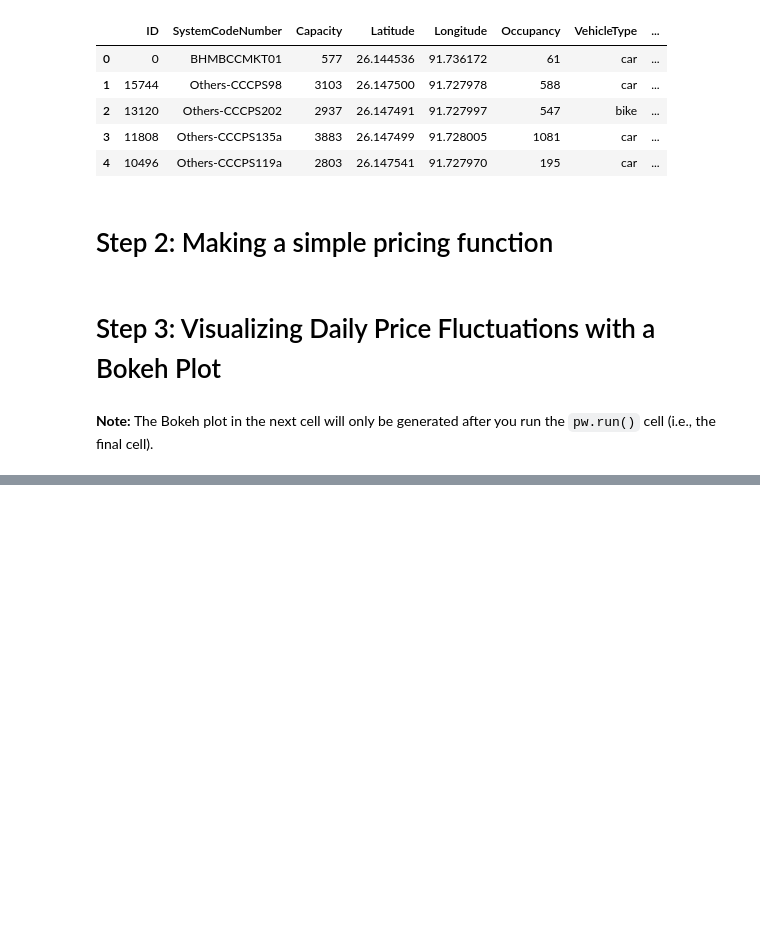
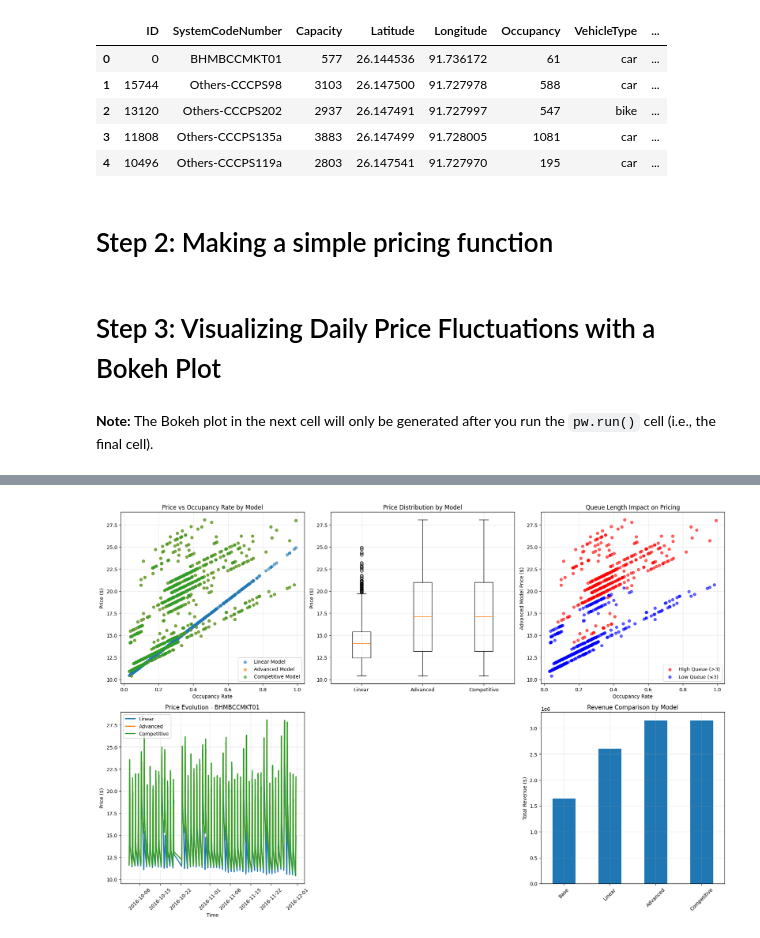
Before and after one commit to DaxalP/Capstone-Project-CAC-Summer-Analytics-25, a Jupyter notebook: Final_Project.ipynb, the cells around one changed output, grey strips where cells are left out. Cells and saved outputs as stored; diff of their text form; code cells hidden in the pictures; blank space fills up the shorter version.

```diff
--- a/Final_Project.ipynb
+++ b/Final_Project.ipynb
@@ -182,0 +484,94 @@ pw.run()
+# %%
+# Create comprehensive visualizations
+def create_pricing_analysis_plots(results_df):
+    """
+    Create various plots to analyze pricing model performance
+    """
+    fig, axes = plt.subplots(2, 3, figsize=(18, 12))
+
+    # Plot 1: Price comparison across models
+    axes[0, 0].scatter(results_df['OccupancyRate'], results_df['LinearPrice'],
+                      alpha=0.6, label='Linear Model', s=30)
+    axes[0, 0].scatter(results_df['OccupancyRate'], results_df['AdvancedPrice'],
+                      alpha=0.6, label='Advanced Model', s=30)
+    axes[0, 0].scatter(results_df['OccupancyRate'], results_df['CompetitivePrice'],
+                      alpha=0.6, label='Competitive Model', s=30)
+    axes[0, 0].set_xlabel('Occupancy Rate')
+    axes[0, 0].set_ylabel('Price ($)')
+    axes[0, 0].set_title('Price vs Occupancy Rate by Model')
+    axes[0, 0].legend()
+    axes[0, 0].grid(True, alpha=0.3)
+
+    # Plot 2: Price distribution by model
+    price_data = [results_df['LinearPrice'], results_df['AdvancedPrice'],
+                  results_df['CompetitivePrice']]
+    axes[0, 1].boxplot(price_data, labels=['Linear', 'Advanced', 'Competitive'])
+    axes[0, 1].set_ylabel('Price ($)')
+    axes[0, 1].set_title('Price Distribution by Model')
+    axes[0, 1].grid(True, alpha=0.3)
+
+    # Plot 3: Queue length impact on pricing
+    high_queue = results_df[results_df['QueueLength'] > 3]
+    low_queue = results_df[results_df['QueueLength'] <= 3]
+
+    axes[0, 2].scatter(high_queue['OccupancyRate'], high_queue['AdvancedPrice'],
+                      alpha=0.6, label='High Queue (>3)', color='red', s=30)
+    axes[0, 2].scatter(low_queue['OccupancyRate'], low_queue['AdvancedPrice'],
+                      alpha=0.6, label='Low Queue (≤3)', color='blue', s=30)
+    axes[0, 2].set_xlabel('Occupancy Rate')
+    axes[0, 2].set_ylabel('Advanced Model Price ($)')
+    axes[0, 2].set_title('Queue Length Impact on Pricing')
+    axes[0, 2].legend()
+    axes[0, 2].grid(True, alpha=0.3)
+
+    # Plot 4: Time series for a specific location
+    location_data = results_df[results_df['SystemCodeNumber'] == results_df['SystemCodeNumber'].iloc[0]]
+    location_data = location_data.sort_values('DateTime')
+
+    axes[1, 0].plot(location_data['DateTime'], location_data['LinearPrice'],
+                   label='Linear', linewidth=2)
+    axes[1, 0].plot(location_data['DateTime'], location_data['AdvancedPrice'],
+                   label='Advanced', linewidth=2)
+    axes[1, 0].plot(location_data['DateTime'], location_data['CompetitivePrice'],
+                   label='Competitive', linewidth=2)
+    axes[1, 0].set_xlabel('Time')
+    axes[1, 0].set_ylabel('Price ($)')
+    axes[1, 0].set_title(f'Price Evolution - {location_data["SystemCodeNumber"].iloc[0]}')
+    axes[1, 0].legend()
+    axes[1, 0].tick_params(axis='x', rotation=45)
+    axes[1, 0].grid(True, alpha=0.3)
+
+    # Hide the middle plot (position [1,1])
+    axes[1, 1].axis('off')
+
+    # Plot 6: Revenue potential comparison (moved to position [1,2])
+    # Assume base revenue with static pricing
+    base_revenue = results_df['Occupancy'] * 10  # $10 flat rate
+    linear_revenue = results_df['Occupancy'] * results_df['LinearPrice']
+    advanced_revenue = results_df['Occupancy'] * results_df['AdvancedPrice']
+    competitive_revenue = results_df['Occupancy'] * results_df['CompetitivePrice']
+
+    revenue_comparison = pd.DataFrame({
+        'Base': base_revenue.sum(),
+        'Linear': linear_revenue.sum(),
+        'Advanced': advanced_revenue.sum(),
+        'Competitive': competitive_revenue.sum()
+    }, index=[0])
+
+    revenue_comparison.T.plot(kind='bar', ax=axes[1, 2], legend=False)
+    axes[1, 2].set_ylabel('Total Revenue ($)')
+    axes[1, 2].set_title('Revenue Comparison by Model')
+    axes[1, 2].tick_params(axis='x', rotation=45)
+    axes[1, 2].grid(True, alpha=0.3)
+
+    plt.tight_layout()
+    plt.show()
+
+    return revenue_comparison
+
+# Create analysis plots
+revenue_comparison = create_pricing_analysis_plots(pricing_results)
+print("\nRevenue Comparison:")
+print(revenue_comparison.T)
+# %% [output]
+[figure, added]
```
Also changed, not shown: parts of 9 cells of this notebook.
